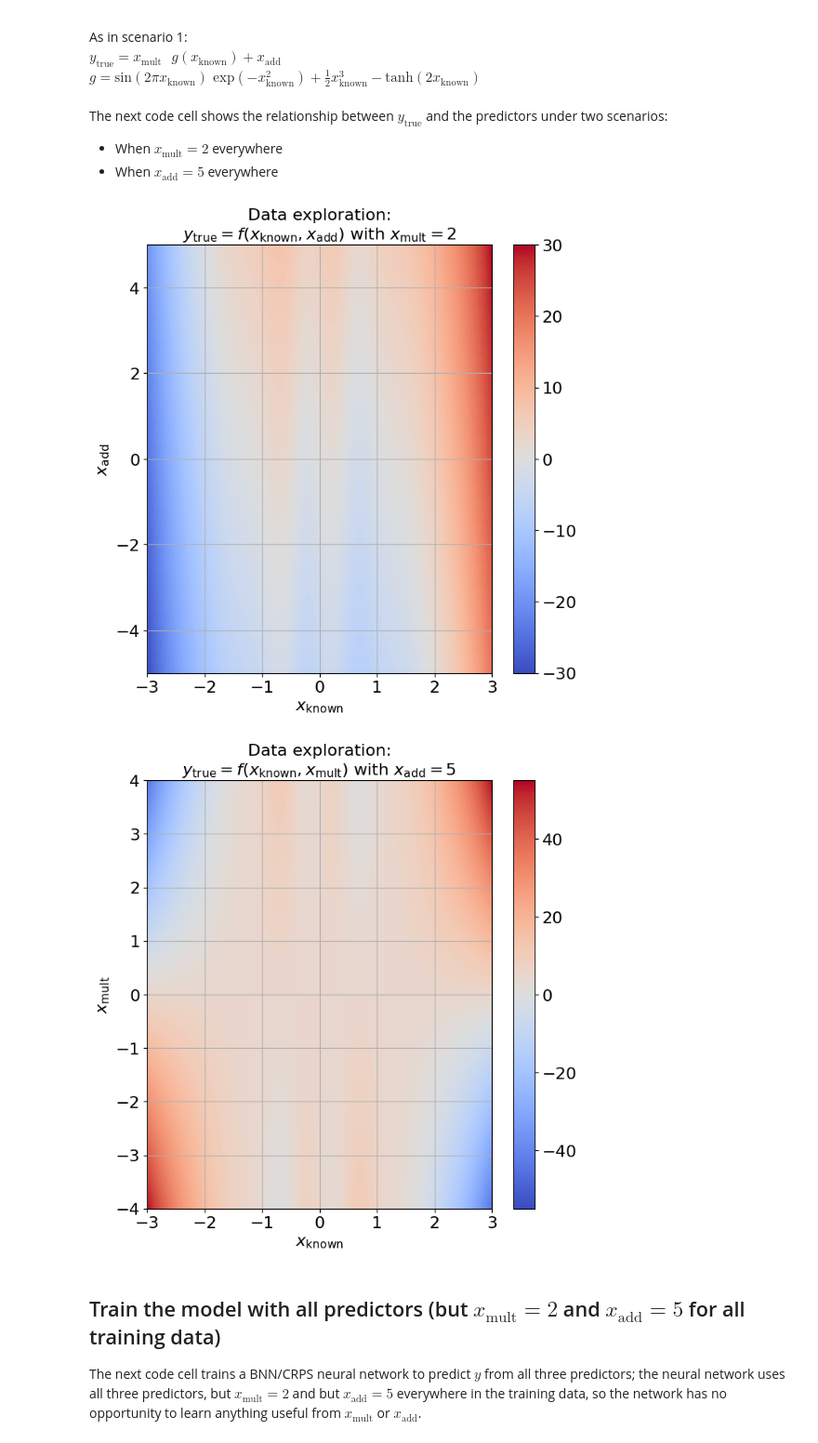
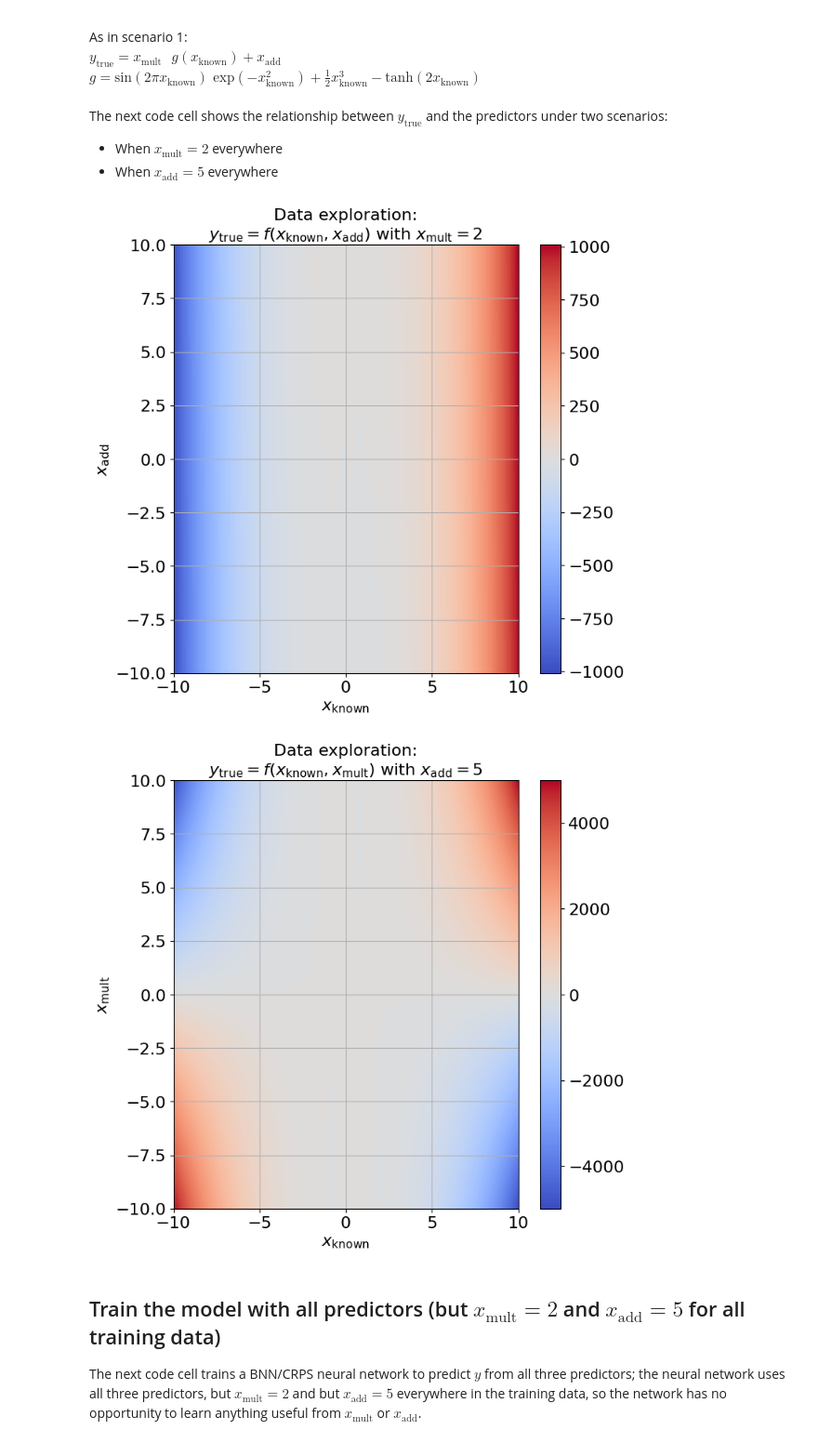
Before and after one commit to thunderhoser/ml4rt, a Jupyter notebook: NEW_examples_of_unresolvable_uncertainty.ipynb, the cells around one changed output. Shown at 93% size. Saved outputs shown, nothing was run; the diff lists cells and outputs as text; code cells hidden in the pictures.

```diff
--- a/NEW_examples_of_unresolvable_uncertainty.ipynb
+++ b/NEW_examples_of_unresolvable_uncertainty.ipynb
@@ -1278,10 +1278,10 @@ NUM_EXAMPLES_PER_AXIS = 1000
 
 # Create a dataset with x_mult = 2 everywhere.
 unique_x_known_values = numpy.linspace(
-    -3, 3, num=NUM_EXAMPLES_PER_AXIS, dtype=float
+    -10, 10, num=NUM_EXAMPLES_PER_AXIS, dtype=float
 )
 unique_x_add_values = numpy.linspace(
-    -5, 5, num=NUM_EXAMPLES_PER_AXIS, dtype=float
+    -10, 10, num=NUM_EXAMPLES_PER_AXIS, dtype=float
 )
 x_known_matrix, x_add_matrix = numpy.meshgrid(
     unique_x_known_values, unique_x_add_values
@@ -1336,10 +1336,10 @@ if SAVE_FIGURES:
 
 # Create a dataset with x_add = 5 everywhere.
 unique_x_known_values = numpy.linspace(
-    -3, 3, num=NUM_EXAMPLES_PER_AXIS, dtype=float
+    -10, 10, num=NUM_EXAMPLES_PER_AXIS, dtype=float
 )
 unique_x_mult_values = numpy.linspace(
-    -4, 4, num=NUM_EXAMPLES_PER_AXIS, dtype=float
+    -10, 10, num=NUM_EXAMPLES_PER_AXIS, dtype=float
 )
 x_known_matrix, x_mult_matrix = numpy.meshgrid(
     unique_x_known_values, unique_x_mult_values
@@ -1365,35 +1365,35 @@ axes_object.contourf(
     cmap=colour_map_object,
     norm=colour_norm_object
 )
 
 axes_object.set_xlabel(r'$x_{\text{known}}$')
 axes_object.set_ylabel(r'$x_{\text{mult}}$')
 axes_object.set_title(
     'Data exploration:\n' +
     r'$y_{\text{true}} = f(x_{\text{known}}, x_{\text{mult}})$ with $x_{\text{add}} = 5$'
 )
 axes_object.grid(True)
 
 plot_colour_bar(
     axes_object_or_matrix=axes_object,
     data_matrix=y_matrix,
     colour_map_object=colour_map_object,
     colour_norm_object=colour_norm_object,
     orientation_string='vertical',
     extend_min=False,
     extend_max=False
 )
 
 if SAVE_FIGURES:
     output_file_name = 'scenario2_data_exploration2.jpg'
     print('Saving figure to: "{0:s}"...'.format(output_file_name))
     figure_object.savefig(
         output_file_name, dpi=600, pad_inches=0, bbox_inches='tight'
     )
     pyplot.close(figure_object)
 # %% [output]
-[figure, old version]
+[figure, new version]
-[figure, old version]
+[figure, new version]
 # %% [markdown]
 ## Train the model with all predictors (but $x_{\textrm{mult}} = 2$ and $x_{\textrm{add}} = 5$ for all training data)
 
```
Also changed, not shown: parts of 2 cells of this notebook.
